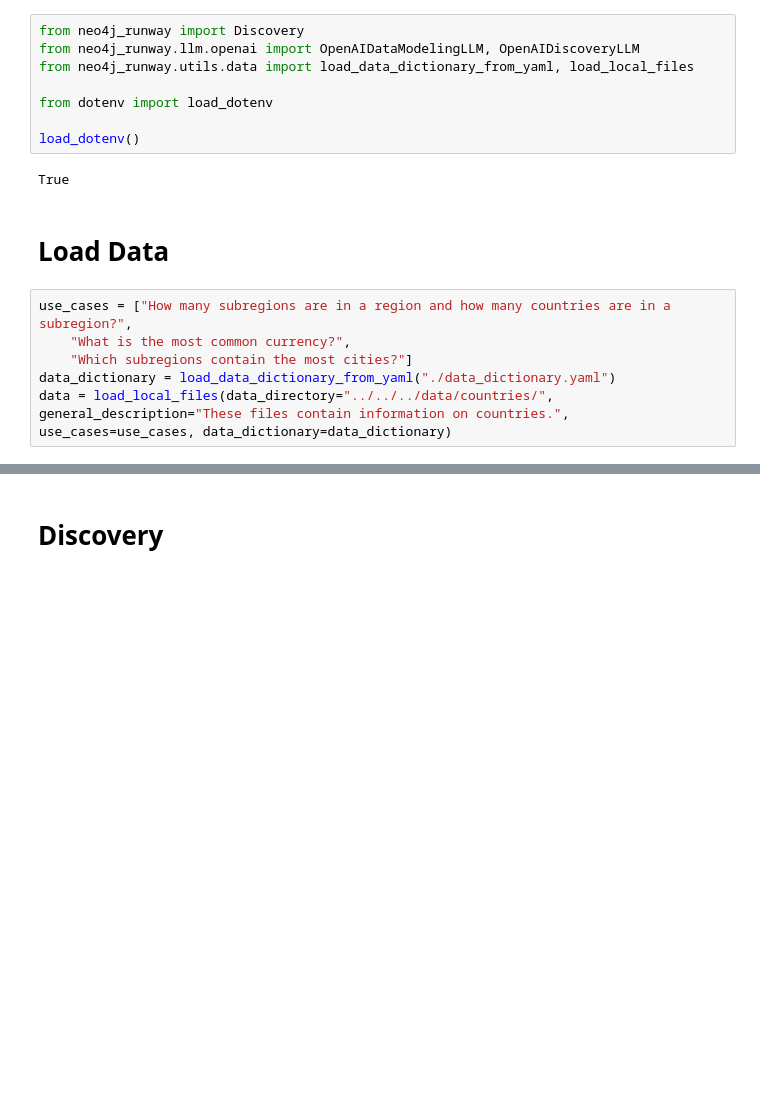
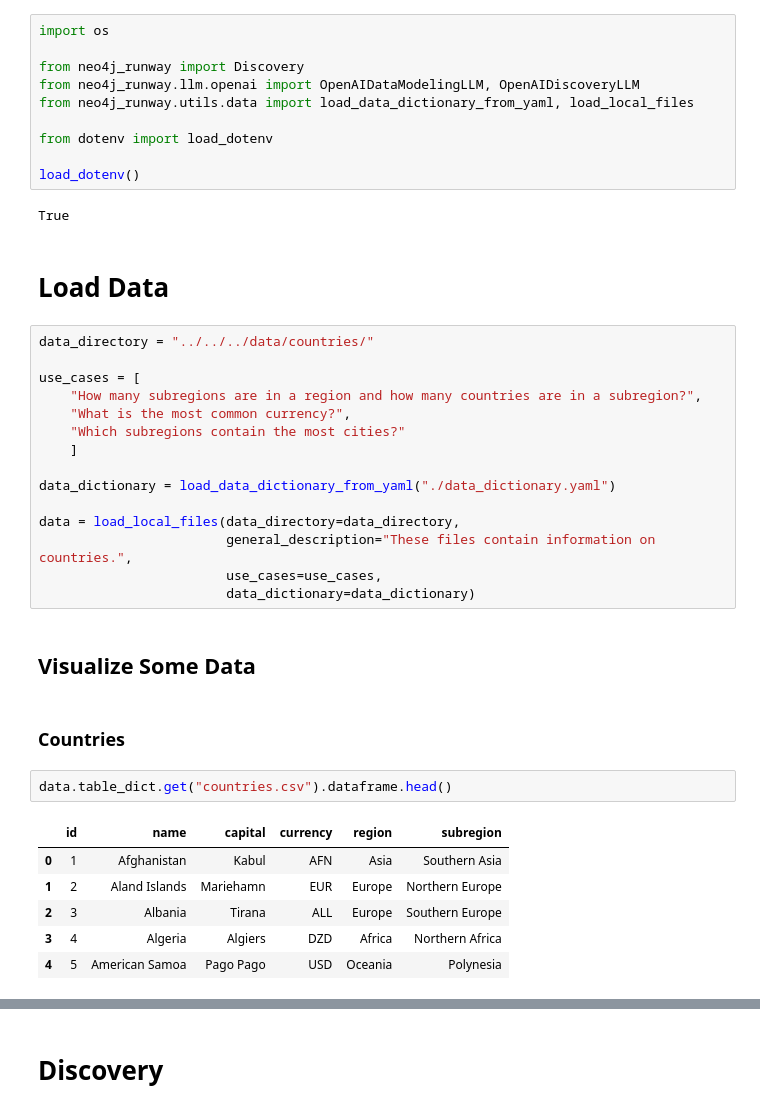
Before and after one commit to a-s-g93/neo4j-runway, a Jupyter notebook: examples/end_to_end/multi_file/countries/countries.ipynb, the cells around one changed output, grey strips where cells are left out. Cells and saved outputs as stored; diff of their text form; blank space fills up the shorter version.

```diff
--- a/examples/end_to_end/multi_file/countries/countries.ipynb
+++ b/examples/end_to_end/multi_file/countries/countries.ipynb
@@ -10,4 +3,6 @@ Requirement already satisfied: nest_asyncio in /Users/alexandergilmore/Library/C
 # %%
+import os
+
 from neo4j_runway import Discovery
 from neo4j_runway.llm.openai import OpenAIDataModelingLLM, OpenAIDiscoveryLLM
 from neo4j_runway.utils.data import load_data_dictionary_from_yaml, load_local_files
@@ -20,8 +15,30 @@ True
 # %% [markdown]
 # Load Data
 # %%
-use_cases = ["How many subregions are in a region and how many countries are in a subregion?",
+data_directory = "../../../data/countries/"
+
+use_cases = [
+    "How many subregions are in a region and how many countries are in a subregion?",
     "What is the most common currency?",
-    "Which subregions contain the most cities?"]
+    "Which subregions contain the most cities?"
+    ]
+
 data_dictionary = load_data_dictionary_from_yaml("./data_dictionary.yaml")
-data = load_local_files(data_directory="../../../data/countries/", general_description="These files contain information on countries.", use_cases=use_cases, data_dictionary=data_dictionary)
+
+data = load_local_files(data_directory=data_directory,
+                        general_description="These files contain information on countries.",
+                        use_cases=use_cases,
+                        data_dictionary=data_dictionary)
+# %% [markdown]
+## Visualize Some Data
+# %% [markdown]
+### Countries
+# %%
+data.table_dict.get("countries.csv").dataframe.head()
+# %% [output]
+|  | id | name | capital | currency | region | subregion |
+| 0 | 1 | Afghanistan | Kabul | AFN | Asia | Southern Asia |
+| 1 | 2 | Aland Islands | Mariehamn | EUR | Europe | Northern Europe |
+| 2 | 3 | Albania | Tirana | ALL | Europe | Southern Europe |
+| 3 | 4 | Algeria | Algiers | DZD | Africa | Northern Africa |
+| 4 | 5 | American Samoa | Pago Pago | USD | Oceania | Polynesia |
```
Also changed, not shown: parts of 20 cells of this notebook, 4 other files.
